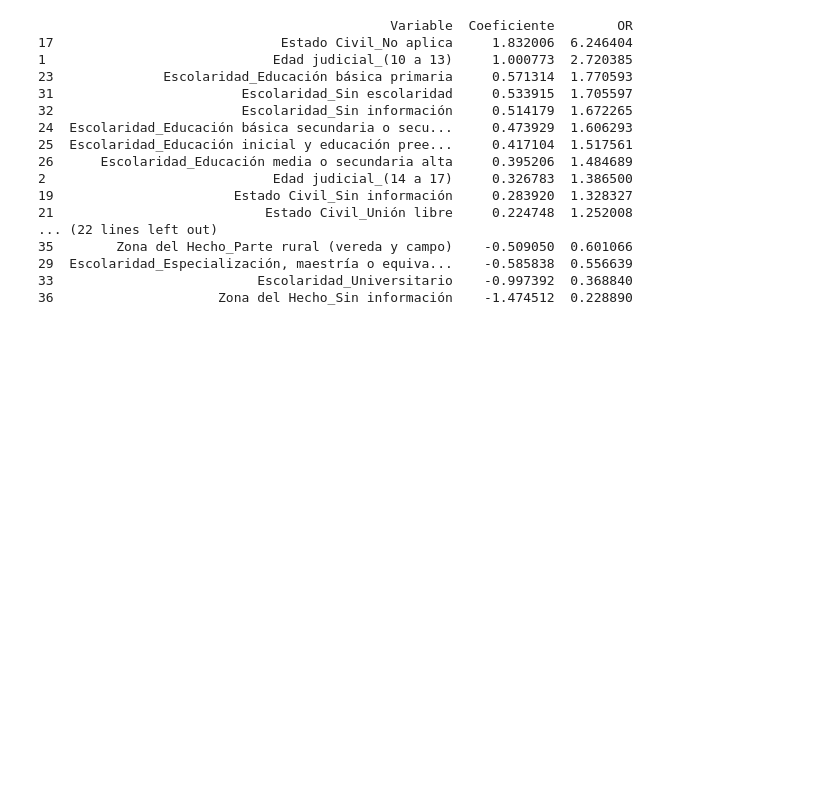
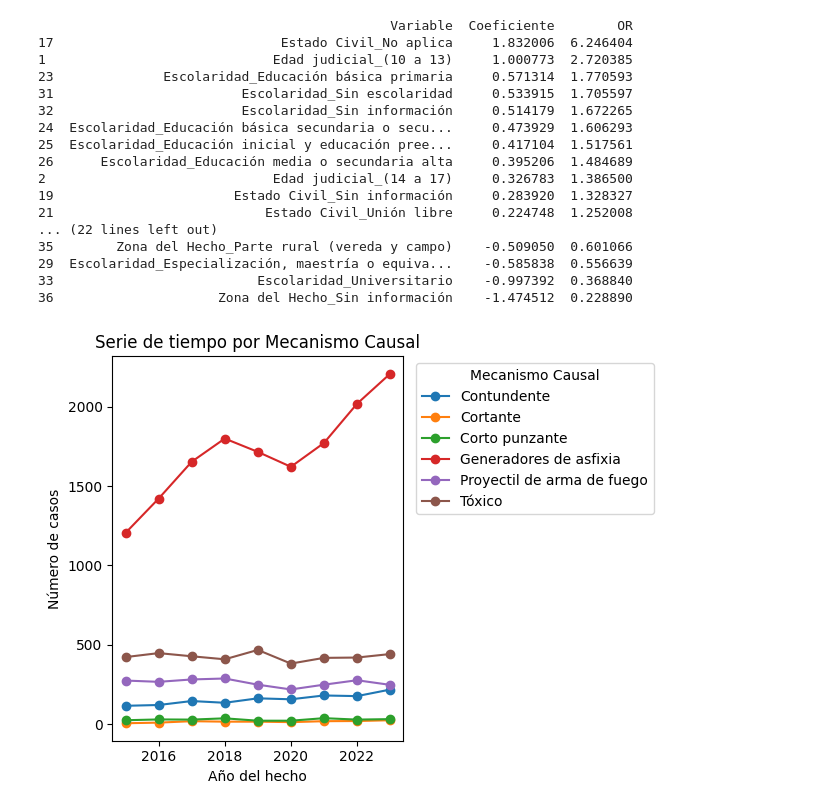
Before and after one commit to jthowinsson/Suicidio_Colombia, a Jupyter notebook: _sources/Eda.ipynb, the cells around one changed output. Drawn from its saved outputs; the diff is of its cells as text; code cells hidden in the pictures; blank space fills up the shorter version.

```diff
--- a/_sources/Eda.ipynb
+++ b/_sources/Eda.ipynb
@@ -346,3 +454,40 @@ AUC: 0.6080241097765047
 29  Escolaridad_Especialización, maestría o equiva...    -0.585838  0.556639
 33                          Escolaridad_Universitario    -0.997392  0.368840
 36                     Zona del Hecho_Sin información    -1.474512  0.228890
+# %%
+import pandas as pd
+import matplotlib.pyplot as plt
+
+
+# url = "https://raw.githubusercontent.com/jthowinsson/Suicidio_Colombia/main/Presuntos_Suicidios_con_Coor.csv"
+
+# Carga y limpieza básica
+df = pd.read_csv(url, encoding="utf-8")
+df = df[['Año del hecho','Mecanismo Causal']].dropna()
+df['Año del hecho'] = pd.to_numeric(df['Año del hecho'], errors='coerce')
+df = df.dropna(subset=['Año del hecho']).astype({'Año del hecho': int})
+
+# Agregación
+ct = (df.groupby(['Año del hecho','Mecanismo Causal'])
+        .size().reset_index(name='casos'))
+
+# Opcional: limitar a los 6 mecanismos más frecuentes para no saturar la gráfica
+top_mec = (ct.groupby('Mecanismo Causal')['casos'].sum()
+             .nlargest(6).index)
+ct = ct[ct['Mecanismo Causal'].isin(top_mec)]
+
+# Pivot y gráfico
+pvt = (ct.pivot(index='Año del hecho',
+                columns='Mecanismo Causal',
+                values='casos')
+         .fillna(0).sort_index())
+
+ax = pvt.plot(marker='o')
+ax.set_xlabel('Año del hecho')
+ax.set_ylabel('Número de casos')
+ax.set_title('Serie de tiempo por Mecanismo Causal')
+ax.legend(title='Mecanismo Causal', bbox_to_anchor=(1.02, 1), loc='upper left')
+plt.tight_layout()
+plt.show()
+# %% [output]
+[figure, added]
```
Also changed, not shown: parts of 28 cells of this notebook, 19 other files.
